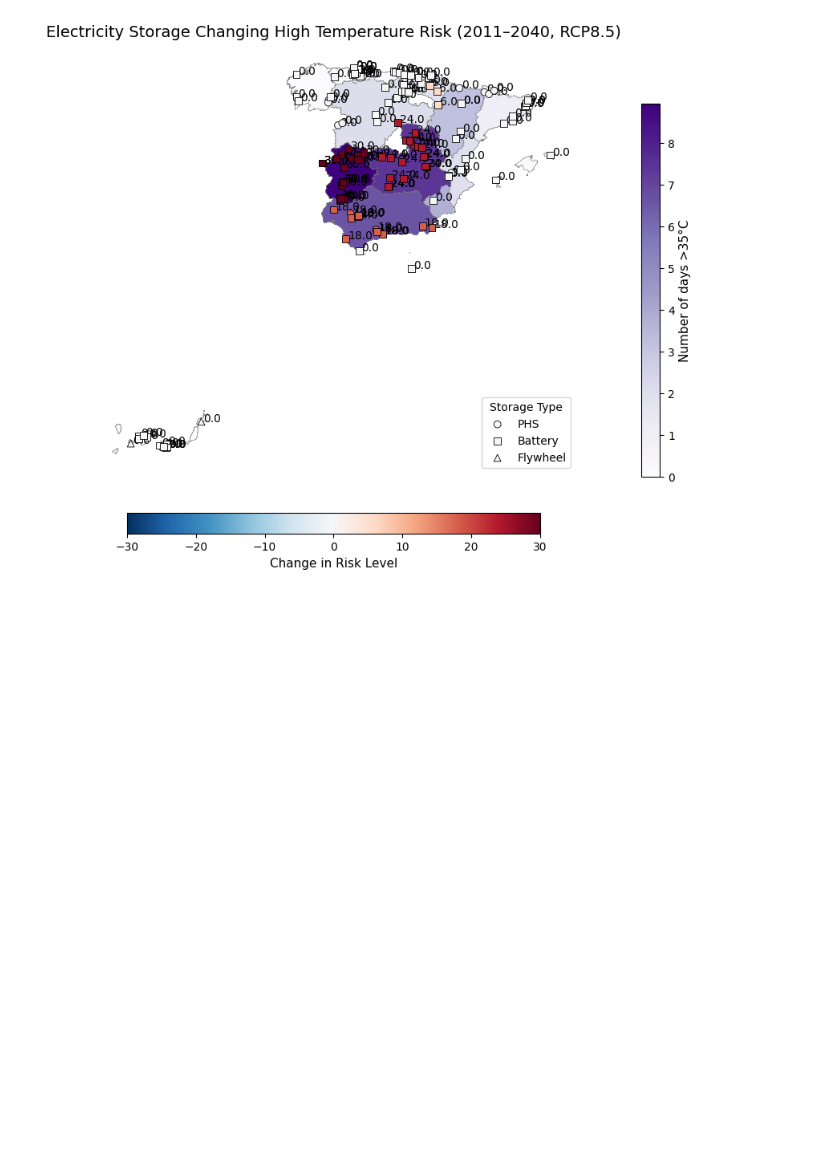
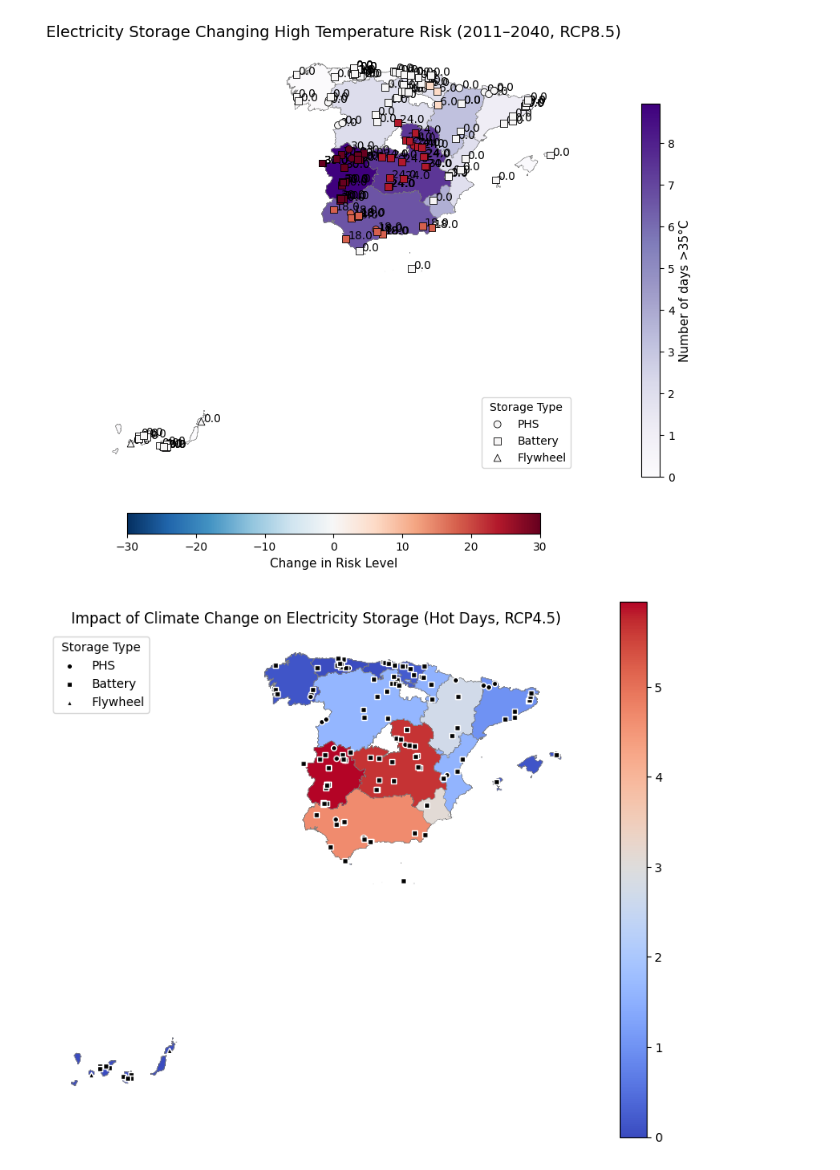
Before and after one commit to MariusMC8/Thesis-coding, a Jupyter notebook: Risk_ranking_maps.ipynb, the cells around one changed output. Cells and saved outputs as stored; diff of their text form; code cells hidden in the pictures; blank space fills up the shorter version.

```diff
--- a/Risk_ranking_maps.ipynb
+++ b/Risk_ranking_maps.ipynb
@@ -591,3 +591,49 @@ plot_map(
 # %% [output]
 [figure]
 [figure]
+# %%
+#Function for plotting maps based on Hawchar et al (2020) step 5
+def plot_climate_impact(temp_col, title):
+    fig, ax = plt.subplots(figsize=(10, 8))
+
+    # Background: climate values
+    merged = regions.merge(
+        data[['Region', temp_col]],
+        left_on="NAME_1", right_on="Region", how="left"
+    )
+    merged.plot(
+        column=temp_col,
+        cmap='coolwarm',
+        legend=True,
+        ax=ax,
+        edgecolor='grey',
+        linewidth=0.3
+    )
+
+    # Overlay infrastructure points (no vulnerability/importance yet!)
+    markers = {'PHS': 'o', 'Battery': 's', 'Flywheel': '^'}
+    for t, marker in markers.items():
+        subset = data[data['Storage type'] == t]
+        if not subset.empty:
+            ax.scatter(
+                subset['lon'], subset['lat'],
+                color='black',
+                marker=marker,
+                s=20,
+                edgecolor='white',
+                label=t
+            )
+
+    ax.set_title(title)
+    plt.axis('off')
+    plt.legend(title="Storage Type")
+    plt.show()
+    plt.close() # Close the figure to prevent it from overlapping with future plots
+
+# Call the function outside its definition
+plot_climate_impact(
+    temp_col='Hot days >35C change RCP4.5',
+    title='Impact of Climate Change on Electricity Storage (Hot Days, RCP4.5)'
+)
+# %% [output]
+[figure, added]
```
Also changed, not shown: parts of 2 cells of this notebook.
